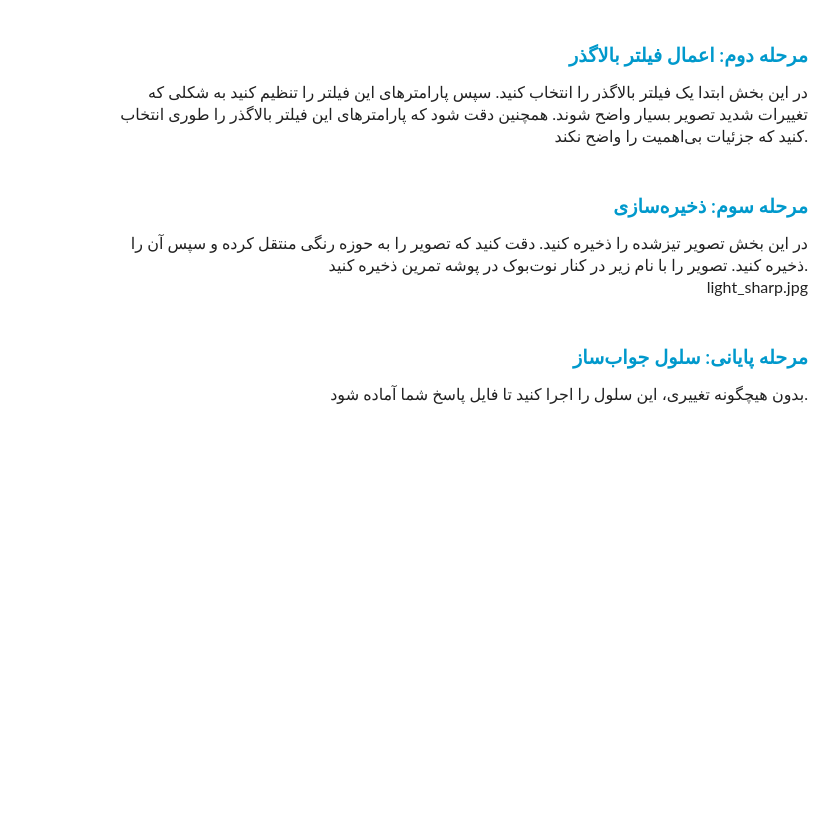
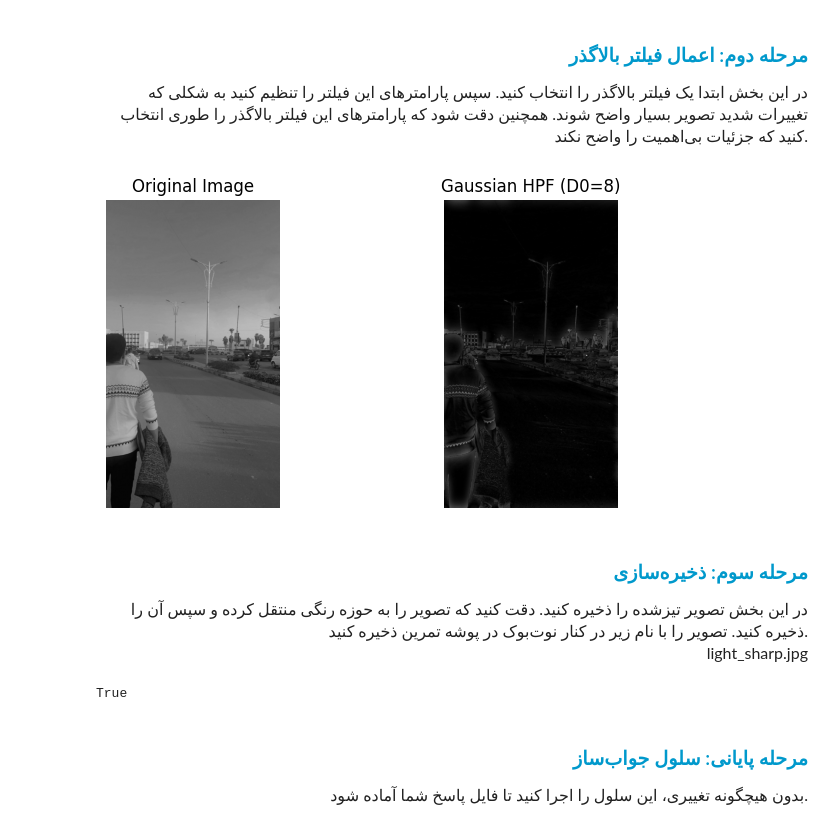
Before and after one commit to mahajialirezaei/image-processing-codes, a Jupyter notebook: Sharp_Smooth_Filter/notebook.ipynb, the cells around one changed output. Drawn from its saved outputs; the diff is of its cells as text; code cells hidden in the pictures; blank space fills up the shorter version.

```diff
--- a/Sharp_Smooth_Filter/notebook.ipynb
+++ b/Sharp_Smooth_Filter/notebook.ipynb
@@ -61,6 +94,8 @@ choplin_smooth.png
 </font>
 </p>
 # %%
+img_back = cv2.cvtColor(img_back, cv2.COLOR_GRAY2BGR)
+cv2.imwrite('choplin_smooth.png', img_back)
 # %% [output]
 True
 # %% [markdown]
@@ -89,6 +124,8 @@ True
 light.jpg
 </font>
 </p>
+# %%
+img2 = cv2.imread('light.jpg', cv2.IMREAD_GRAYSCALE)
 # %% [markdown]
 <h3 align=right style="line-height:200%;font-family:vazir;color:#0099cc">
 <font face="vazir" color="#0099cc">
@@ -101,6 +138,35 @@ light.jpg
 در این بخش ابتدا یک فیلتر بالاگذر را انتخاب کنید. سپس پارامترهای این فیلتر را تنظیم کنید به شکلی که تغییرات شدید تصویر بسیار واضح شوند. همچنین دقت شود که پارامترهای این فیلتر بالاگذر را طوری انتخاب کنید که جزئیات بی‌اهمیت را واضح نکند.
 </font>
 </p>
+# %%
+def high_Pass_Filter(img):
+    D0 = 8
+    dft = cv2.dft(np.float32(img), flags=cv2.DFT_COMPLEX_OUTPUT)
+    dft_shift = np.fft.fftshift(dft)
+    rows, cols = img.shape
+    crow, ccol = rows // 2, cols // 2
+
+    u, v = np.meshgrid(np.arange(cols) - ccol, np.arange(rows) - crow)
+    D = np.sqrt(u ** 2 + v ** 2)
+    H = 1 - np.exp(-(D ** 2) / (2 * (D0 ** 2)))
+    H_2ch = np.repeat(H[:, :, np.newaxis].astype(np.float32), 2, axis=2)  # shape = (rows, cols, 2)
+
+
+    filtered = dft_shift * H_2ch
+    idft_shift = np.fft.ifftshift(filtered)
+    img_back = cv2.idft(idft_shift)
+    img_back = cv2.magnitude(img_back[:, :, 0], img_back[:, :, 1])
+    img_back = cv2.normalize(img_back, None, 0, 255, cv2.NORM_MINMAX)
+
+    plt.figure(figsize=(8, 4))
+    plt.subplot(121), plt.imshow(img, cmap='gray'), plt.title('Original Image'), plt.axis('off')
+    plt.subplot(122), plt.imshow(img_back, cmap='gray'), plt.title(f'Gaussian HPF (D0={D0})'), plt.axis('off')
+    plt.show()
+    return img_back
+
+img_back2 = high_Pass_Filter(img2)
+# %% [output]
+[figure, added]
 # %% [markdown]
 <h3 align=right style="line-height:200%;font-family:vazir;color:#0099cc">
 <font face="vazir" color="#0099cc">
@@ -115,6 +181,10 @@ light.jpg
 light_sharp.jpg
 </font>
 </p>
+# %%
+cv2.imwrite('light_sharp.jpg', img_back2)
+# %% [output]
+True
 # %% [markdown]
 <h3 align=right style="line-height:200%;font-family:vazir;color:#0099cc">
 <font face="vazir" color="#0099cc">
```
Also changed, not shown: parts of 3 cells of this notebook.
